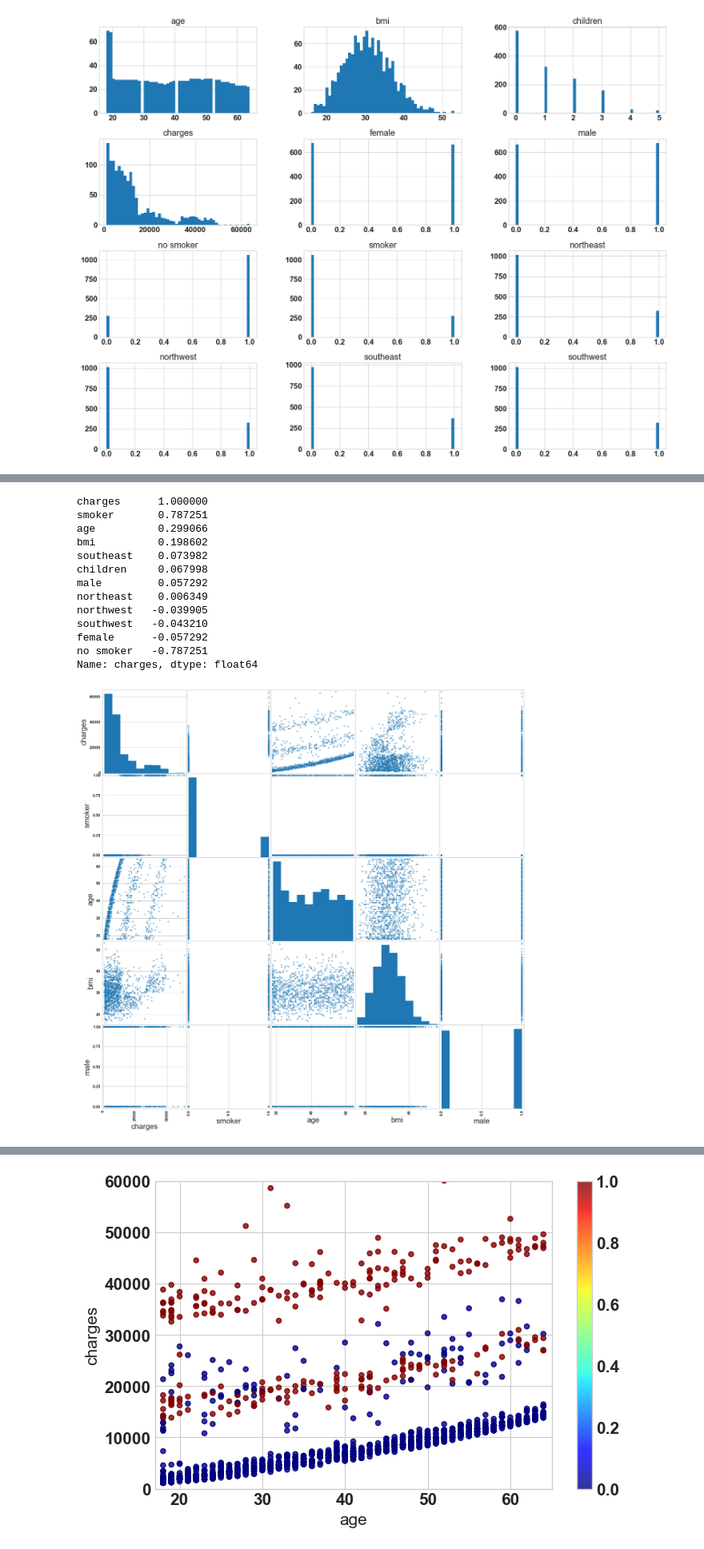
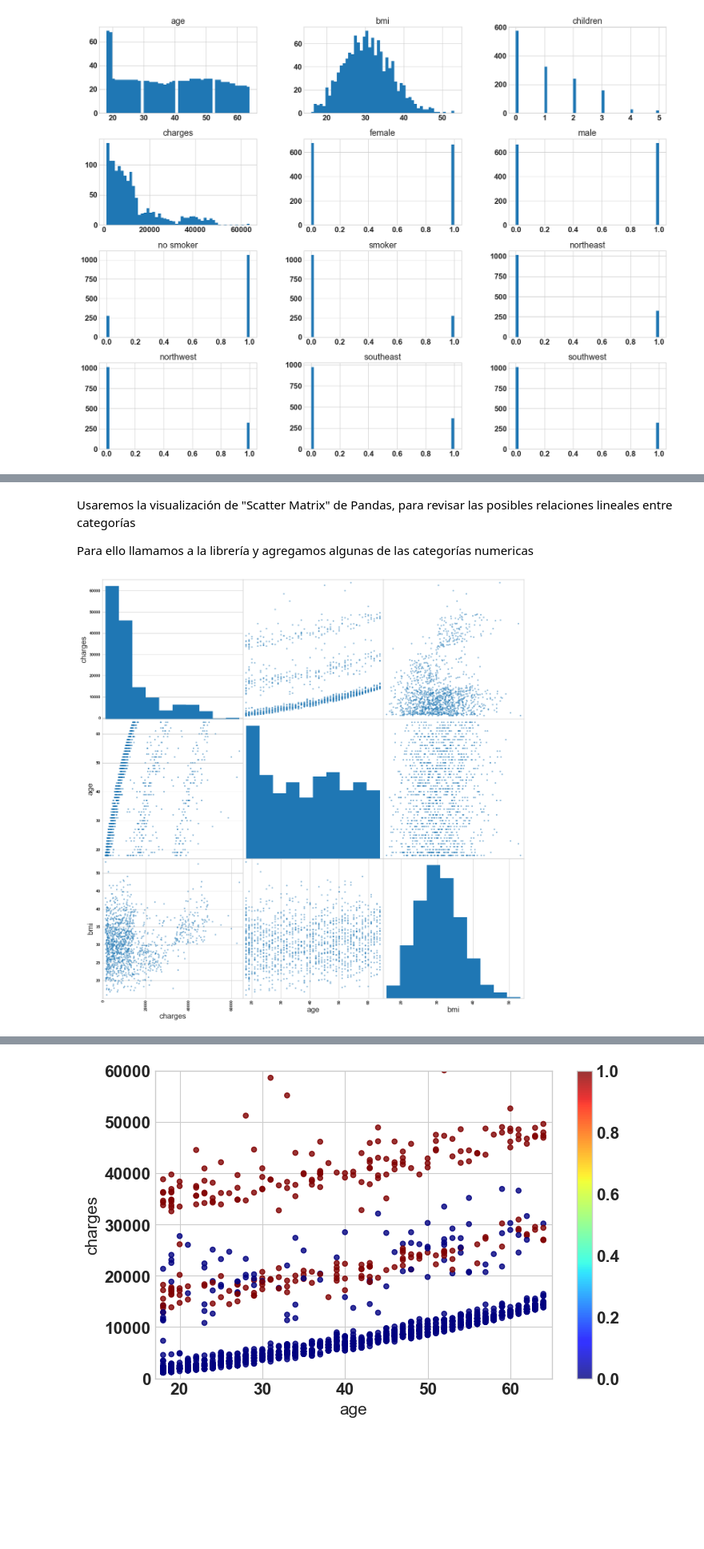
Before and after one commit to RobinGoldwing/gold-insurance, a Jupyter notebook: Proyecto ML insurance.ipynb, the cells around one changed output, grey strips where cells are left out. Shown at 80% size. Saved outputs shown, nothing was run; the diff lists cells and outputs as text; code cells hidden in the pictures; blank space fills up the shorter version.

```diff
--- a/Proyecto ML insurance.ipynb
+++ b/Proyecto ML insurance.ipynb
@@ -307,10 +369,10 @@ memory usage: 94.2+ KB
 # %%
 # Cambiamos el nombre d elas columnas para entenderlo mejor
-insurance_copy=insurance_copy.rename(columns={"no":"no smoker"});
-insurance_copy=insurance_copy.rename(columns={"yes":"smoker"});
+insurance_norm=insurance_norm.rename(columns={"no":"no smoker"});
+insurance_norm=insurance_norm.rename(columns={"yes":"smoker"});
 
 # Revisamos cambios
-insurance_copy.head()
+insurance_norm.head()
 # %% [output]
 |  | age | bmi | children | region | charges | female | male | no smoker | smoker |
 | 0 | 19.0 | 27.900 | 0 | southwest | 16884.92400 | 1.0 | 0.0 | 0.0 | 1.0 |
@@ -323,13 +385,14 @@ insurance_copy.head()
 region_encoder = OneHotEncoder(sparse=False)
 region_cat_1hot = region_encoder.fit_transform(cat_region)
 
-insurance_copy.reset_index(drop=False, inplace=True)
-insurance_copy=insurance_copy.join(pd.DataFrame(region_cat_1hot, columns=[cat for cat in region_encoder.categories_[0]]))
-insurance_copy=insurance_copy.drop(["region","index"], axis=1)
+insurance_norm.reset_index(drop=False, inplace=True)
+insurance_norm=insurance_norm.join(pd.DataFrame(region_cat_1hot, columns=[cat for cat in region_encoder.categories_[0]]))
+# Borraremos la columna categorizada, así como el index que se añadió al realizar el join
+insurance_norm=insurance_norm.drop(["region","index"], axis=1)
 
 # Mostramos el resultado
-insurance_copy.info()
-insurance_copy.head()
+insurance_norm.info()
+insurance_norm.head()
 # %% [output]
 <class 'pandas.core.frame.DataFrame'>
 RangeIndex: 1338 entries, 0 to 1337
@@ -361,2 +424,2 @@ memory usage: 125.6 KB
 # %%
-insurance_norm = insurance_copy
+insurance_norm.head()
@@ -379,0 +532,6 @@ plt.show()
+# %%
+corr_norm = insurance_norm.corr()
+# Reduciremos el tamaño de fuente para este gráfico (y lo volveremos a dejar como estaba) por el tamaño de celdas
+plt.rcParams['font.size'] =8
+sns.heatmap(corr_norm, cmap = 'Wistia', annot= True)
+plt.rcParams['font.size'] =14
@@ -403,24 +553,12 @@ corr_matrix
-# %%
-corr_matrix["charges"].sort_values(ascending=False)
-# %% [output]
-charges      1.000000
-smoker       0.787251
-age          0.299066
-bmi          0.198602
-southeast    0.073982
-children     0.067998
-male         0.057292
-northeast    0.006349
-northwest   -0.039905
-southwest   -0.043210
-female      -0.057292
-no smoker   -0.787251
-Name: charges, dtype: float64
+# %% [markdown]
+Usaremos la visualización de "Scatter Matrix" de Pandas, para revisar las posibles relaciones lineales entre categorías
+
+Para ello llamamos a la librería y agregamos algunas de las categorías numericas
 # %%
 from pandas.plotting import scatter_matrix;
 
-attributes = ["charges","smoker", "age", "bmi", "male"]
+attributes = ["charges","age", "bmi"]
 
 scatter_matrix(insurance_norm[attributes], figsize=(15,15) );
 # %% [output]
-[figure, old version]
+[figure, new version]
```
Also changed, not shown: parts of 117 cells of this notebook.
